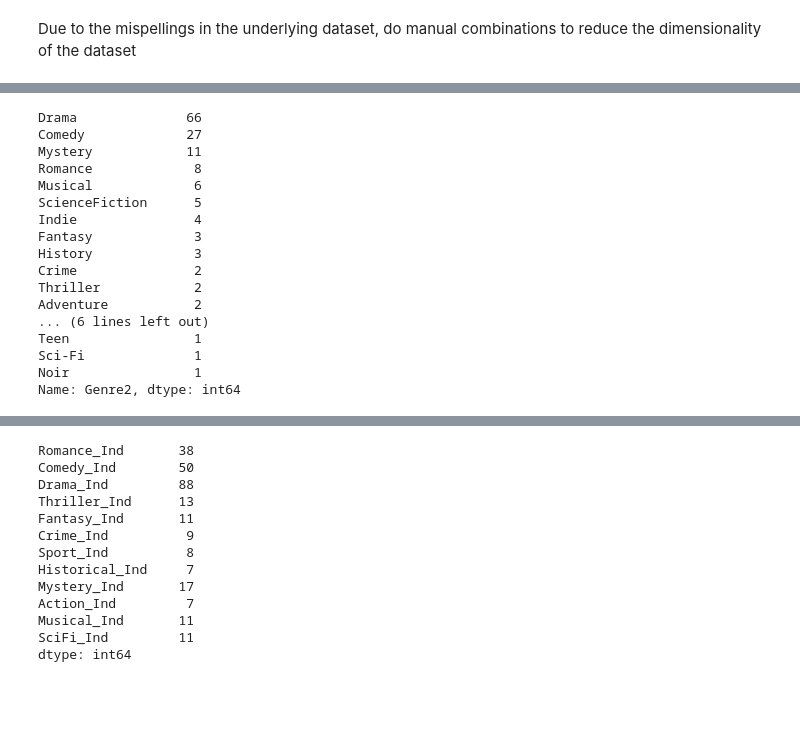
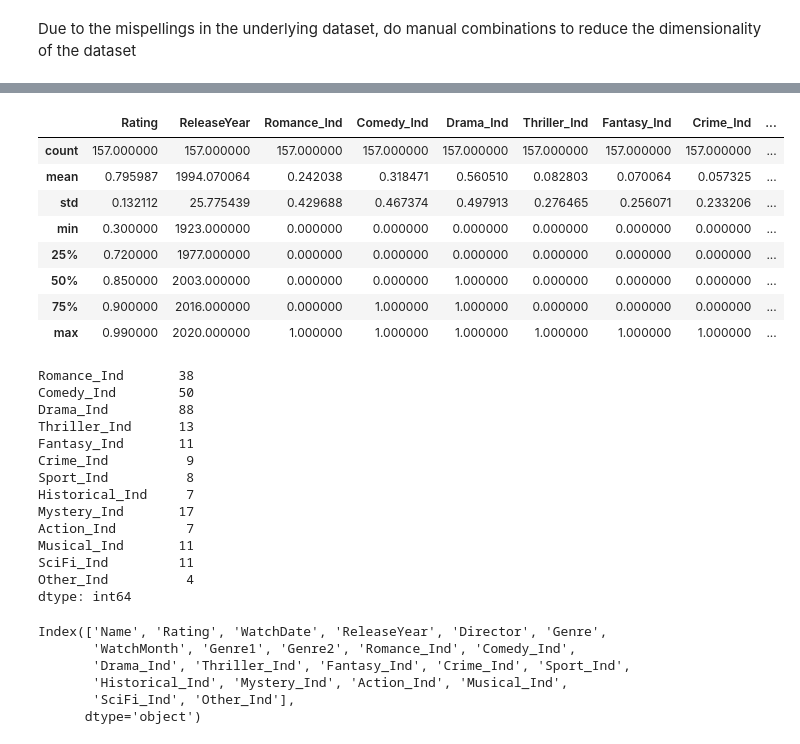
Before and after one commit to amandahutter/Movies-Analysis, a Jupyter notebook: Movies.ipynb, the cells around one changed output, grey strips where cells are left out. Cells and saved outputs as stored; diff of their text form; code cells hidden in the pictures; blank space fills up the shorter version.

```diff
--- a/Movies.ipynb
+++ b/Movies.ipynb
@@ -285,3 +301,10 @@ data.loc[ data.Genre.apply(lambda x: bool(r.match(x))), 'Musical_Ind'] = 1
 data['SciFi_Ind'] = 0
 r = re.compile(r'.*(Sci).*')
 data.loc[ data.Genre.apply(lambda x: bool(r.match(x))), 'SciFi_Ind'] = 1
+
+data['Other_Ind'] = 0
+data.loc[ (data['Romance_Ind'] == 0) & (data['Comedy_Ind'] == 0) & (data['Drama_Ind'] == 0) & \
+          (data['Thriller_Ind'] == 0) & (data['Fantasy_Ind'] == 0) & (data['Crime_Ind'] == 0) & \
+         (data['Sport_Ind'] == 0) & (data['Historical_Ind'] == 0) & (data['Mystery_Ind'] == 0) & \
+         (data['Action_Ind'] == 0) & (data['Musical_Ind'] == 0 ) & (data['SciFi_Ind'] == 0)
+         , 'Other_Ind'] = 1
@@ -308,23 +311,3 @@ Name: Genre1, dtype: int64
-# %%
-data['Genre2'].value_counts()
-# %% [output]
-Drama              66
-Comedy             27
-Mystery            11
-Romance             8
-Musical             6
-ScienceFiction      5
-Indie               4
-Fantasy             3
-History             3
-Crime               2
-Thriller            2
-Adventure           2
-... (6 lines left out)
-Teen                1
-Sci-Fi              1
-Noir                1
-Name: Genre2, dtype: int64
 # %%
 data.head()
 # %% [output]
@@ -334,6 +317,18 @@ data.head()
 | 2 | Along Came Polly | 0.65 | 2016-01-08 | 2004 | Hamburg | Romance/Comedy | 2016-01-01 | Romance | Comedy | ... |
 | 3 | Forrest Gump | 0.95 | 2016-01-10 | 1994 | Zemeckis | Comedy/Drama | 2016-01-01 | Comedy | Drama | ... |
 | 4 | The Big Short | 0.95 | 2016-01-14 | 2015 | McKay | Comedy/Drama | 2016-01-01 | Comedy | Drama | ... |
+# %%
+data.describe()
+# %% [output]
+|  | Rating | ReleaseYear | Romance_Ind | Comedy_Ind | Drama_Ind | Thriller_Ind | Fantasy_Ind | Crime_Ind | ... |
+| count | 157.000000 | 157.000000 | 157.000000 | 157.000000 | 157.000000 | 157.000000 | 157.000000 | 157.000000 | ... |
+| mean | 0.795987 | 1994.070064 | 0.242038 | 0.318471 | 0.560510 | 0.082803 | 0.070064 | 0.057325 | ... |
+| std | 0.132112 | 25.775439 | 0.429688 | 0.467374 | 0.497913 | 0.276465 | 0.256071 | 0.233206 | ... |
+| min | 0.300000 | 1923.000000 | 0.000000 | 0.000000 | 0.000000 | 0.000000 | 0.000000 | 0.000000 | ... |
+| 25% | 0.720000 | 1977.000000 | 0.000000 | 0.000000 | 0.000000 | 0.000000 | 0.000000 | 0.000000 | ... |
+| 50% | 0.850000 | 2003.000000 | 0.000000 | 0.000000 | 1.000000 | 0.000000 | 0.000000 | 0.000000 | ... |
+| 75% | 0.900000 | 2016.000000 | 0.000000 | 1.000000 | 1.000000 | 0.000000 | 0.000000 | 0.000000 | ... |
+| max | 0.990000 | 2020.000000 | 1.000000 | 1.000000 | 1.000000 | 1.000000 | 1.000000 | 1.000000 | ... |
 # %%
 data.iloc[:, 8:].sum()
 # %% [output]
@@ -349,4 +344,14 @@ Mystery_Ind       17
 Action_Ind         7
 Musical_Ind       11
 SciFi_Ind         11
+Other_Ind          4
 dtype: int64
+# %%
+data.columns
+# %% [output]
+Index(['Name', 'Rating', 'WatchDate', 'ReleaseYear', 'Director', 'Genre',
+       'WatchMonth', 'Genre1', 'Genre2', 'Romance_Ind', 'Comedy_Ind',
+       'Drama_Ind', 'Thriller_Ind', 'Fantasy_Ind', 'Crime_Ind', 'Sport_Ind',
+       'Historical_Ind', 'Mystery_Ind', 'Action_Ind', 'Musical_Ind',
+       'SciFi_Ind', 'Other_Ind'],
+      dtype='object')
```
Also changed, not shown: parts of 19 cells of this notebook.
